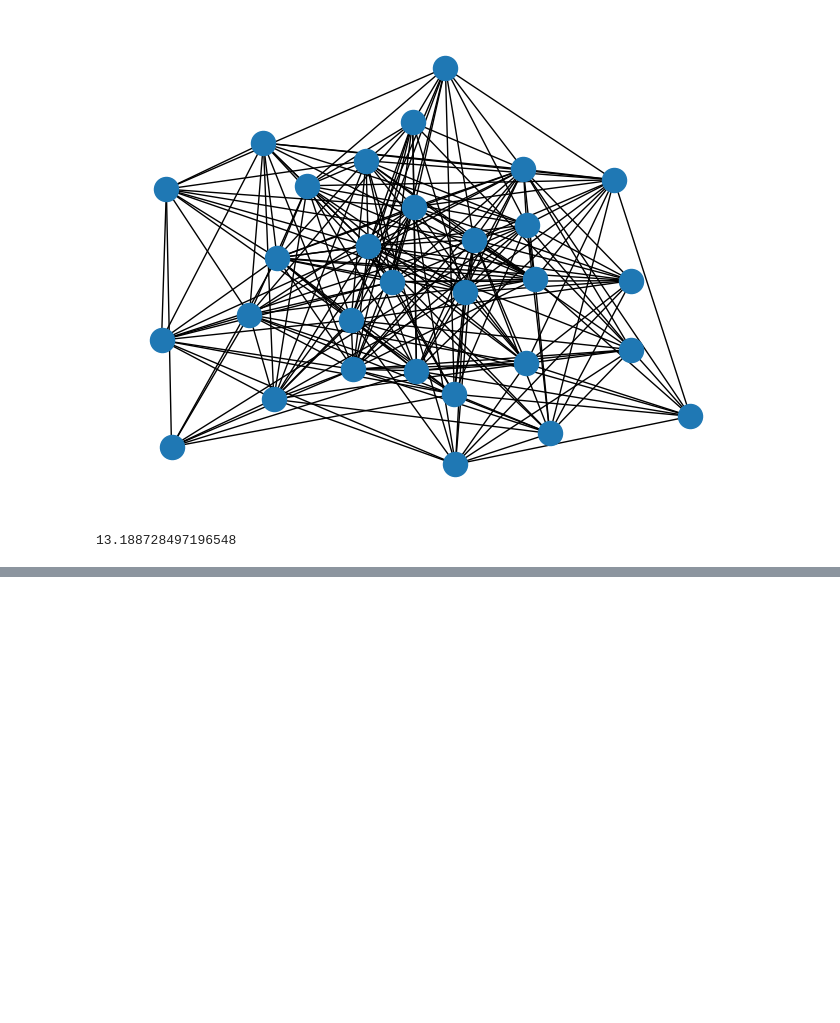
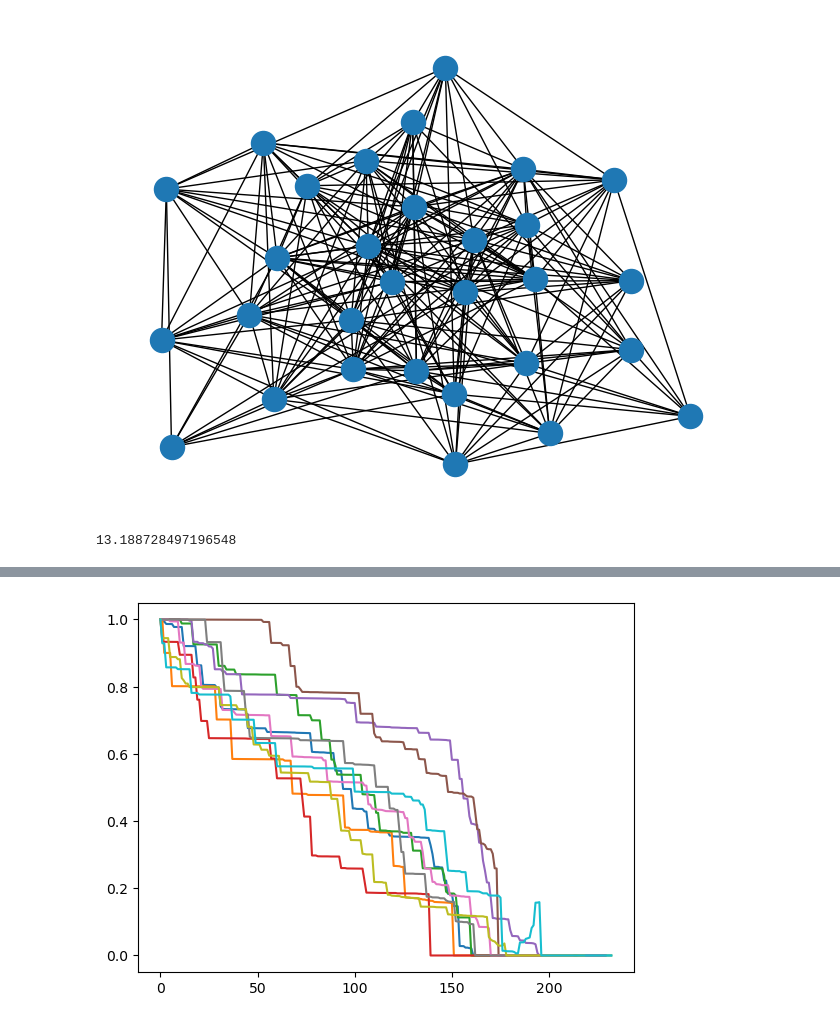
Before and after one commit to stringtherapy/hackathon, a Jupyter notebook: submission/classical_example.ipynb, the cells around one changed output, grey strips where cells are left out. Drawn from its saved outputs; the diff is of its cells as text; code cells hidden in the pictures; blank space fills up the shorter version.

```diff
--- a/submission/classical_example.ipynb
+++ b/submission/classical_example.ipynb
@@ -138,0 +145,29 @@ print(get_Q(G))
+# %%
+def delete_random_edge(graph):
+    edges = list(graph.edges)
+
+    # random edge choice
+    chosen_edge = random.choice(edges)
+    graph.remove_edge(chosen_edge[0], chosen_edge[1])
+
+    return graph
+# %%
+n=30
+n_exp=10
+
+for k in range(n_exp):
+
+    G=gen_graph(n)
+    loop_size = len(G.edges)
+    qs=np.zeros(loop_size)
+
+    for i in range(loop_size):
+        try:
+            qs[i]=get_Q(G)
+        except:
+            break
+        delete_random_edge(G)
+
+    plt.plot(qs/qs[0])
+# %% [output]
+[figure, added]
```
Also changed, not shown: parts of 4 cells of this notebook.
